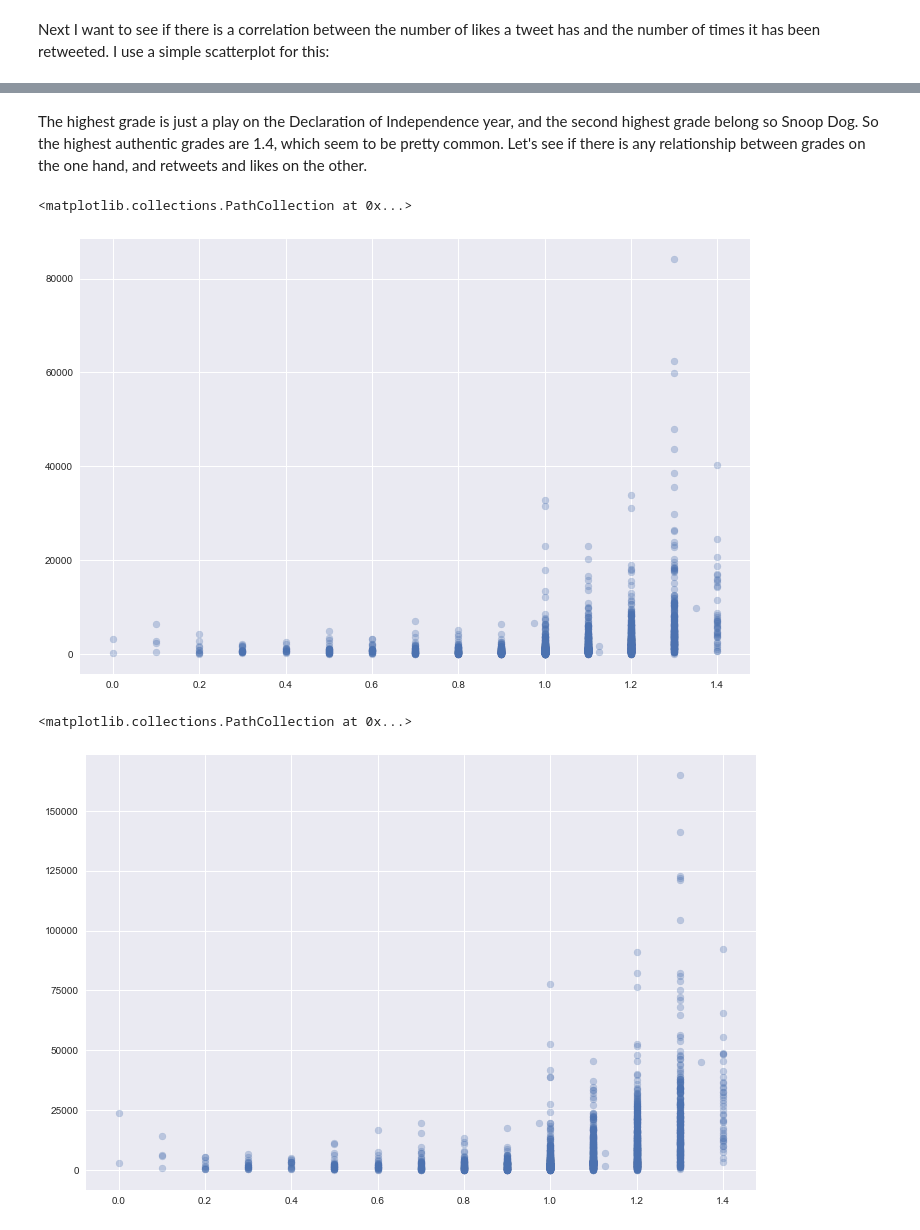
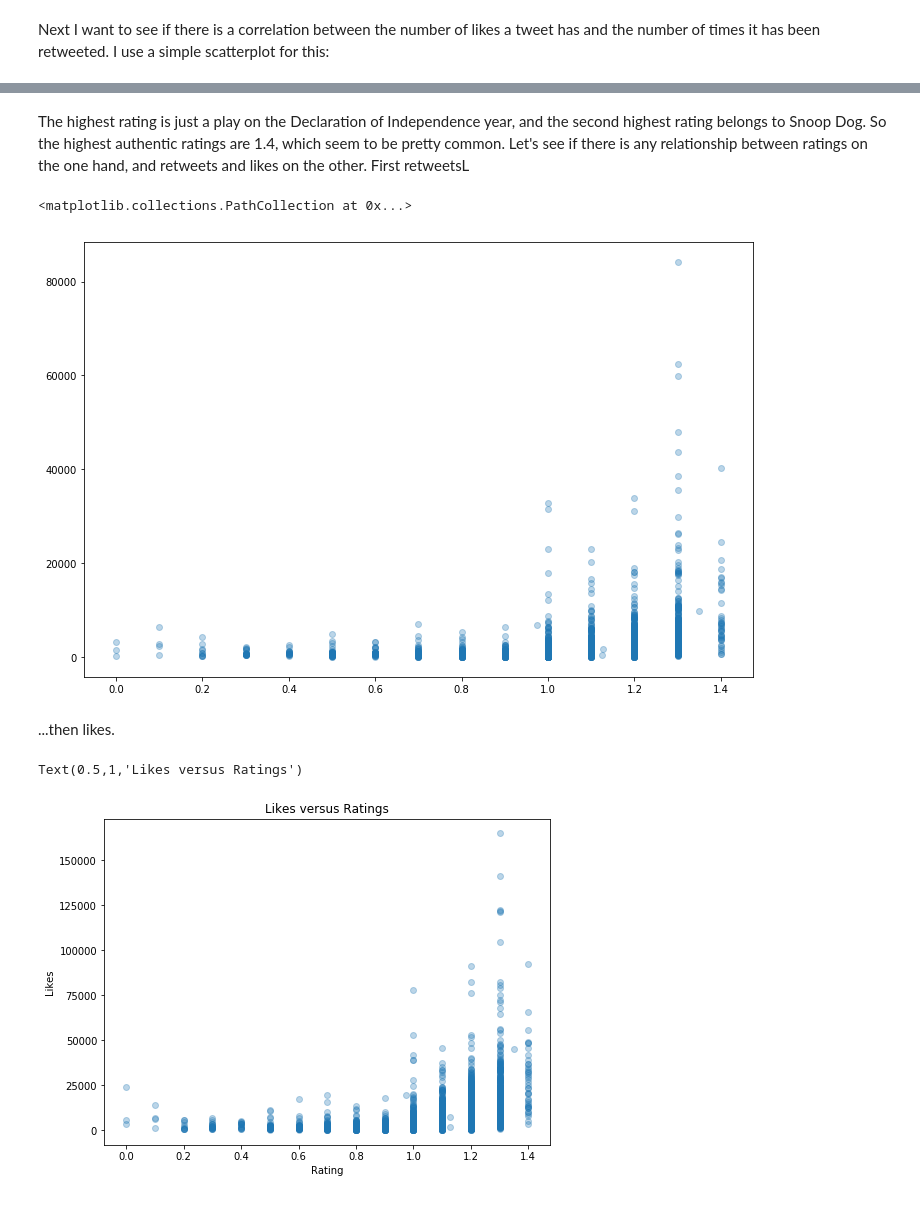
Before and after one commit to bogdanrabanca/dog_project, a Jupyter notebook: dog_project.ipynb, the cells around one changed output, grey strips where cells are left out. Saved outputs shown, nothing was run; the diff lists cells and outputs as text; code cells hidden in the pictures.

```diff
--- a/dog_project.ipynb
+++ b/dog_project.ipynb
@@ -514,4 +780,0 @@ tweet_df.head(3)
-# %%
-dog_stage_df=dog_stage_df[dog_stage_df['dog_stage']!='None']
-dog_stage_df.dropna(inplace=True)
-tweet_df=tweet_df.join(dog_stage_df[dog_stage_df['dog_stage']!='None'].set_index('tweet_id'), on='tweet_id',how='left')
@@ -521,0 +815,10 @@ tweet_df.shape
+# %%
+for i in range(tweet_df.shape[0]):
+    st=''
+    for stage in ['doggo','floofer','pupper','puppo']:
+        if tweet_df.loc[i,stage]!='None':
+            try:
+                st+=tweet_df.loc[i,stage]+'|'
+            except TypeError:                   #tweet_df.loc[i,stage] is null
+                pass
+    tweet_df.loc[i,'dog_stage']=st
@@ -656,10 +1142,8 @@ memory usage: 536.0+ bytes
 # %%
-# tweet_df['rating_numerator']=tweet_df['rating_numerator'].astype(float)
-# tweet_df['rating_denominator']=tweet_df['rating_denominator'].astype(float)
+tweet_df['rating_numerator']=tweet_df['rating_numerator'].astype(float)
+tweet_df['rating_denominator']=tweet_df['rating_denominator'].astype(float)
+temp_df=tweet_df.dropna(subset=['rating_denominator'],axis=0)
 
-for i in tweet_df.index:
+for i in temp_df.index:
     if tweet_df.loc[i,'rating_numerator'] is not None:
-        tweet_df.loc[i,'grade']=float(tweet_df.loc[i,'rating_numerator'])/int(tweet_df.loc[i,'rating_denominator'])
-
-tweet_df.sort_values('grade',ascending=False)['grade'].head(30)
-# tweet_df.loc[1351,:]
+        tweet_df.loc[i,'rating']=float(tweet_df.loc[i,'rating_numerator']/tweet_df.loc[i,'rating_denominator'])
@@ -684,15 +1170,20 @@ Name: grade, dtype: object
 # %% [markdown]
-The highest grade is just a play on the Declaration of Independence year, and the second highest grade belong so Snoop Dog. So the highest authentic grades are 1.4, which seem to be pretty common. Let's see if there is any relationship between grades on the one hand, and retweets and likes on the other.
+The highest rating is just a play on the Declaration of Independence year, and the second highest rating belongs to Snoop Dog. So the highest authentic ratings are 1.4, which seem to be pretty common. Let's see if there is any relationship between ratings on the one hand, and retweets and likes on the other. First retweetsL
 # %%
 plt.figure(figsize=(12,8))
-temp_df=tweet_df.drop([979,2074],axis=0)
-plt.scatter(temp_df['grade'],temp_df['retweet_count'],alpha=.3)
+temp_df=tweet_df.drop([772,1838],axis=0)
+plt.scatter(temp_df['rating'],temp_df['retweet_count'],alpha=.3)
 # %% [output]
 <matplotlib.collections.PathCollection at 0x...>
-[figure, old version]
+[figure, new version]
+# %% [markdown]
+...then likes.
 # %%
-plt.figure(figsize=(12,8))
-plt.scatter(temp_df['grade'],temp_df['favorite_count'],alpha=.3)
+plt.figure(figsize=(8,6))
+plt.scatter(temp_df['rating'],temp_df['favorite_count'],alpha=.3)
+plt.xlabel('Rating')
+plt.ylabel('Likes')
+plt.title('Likes versus Ratings')
 # %% [output]
-<matplotlib.collections.PathCollection at 0x...>
+Text(0.5,1,'Likes versus Ratings')
-[figure, old version]
+[figure, new version]
```
Also changed, not shown: parts of 183 cells of this notebook.
